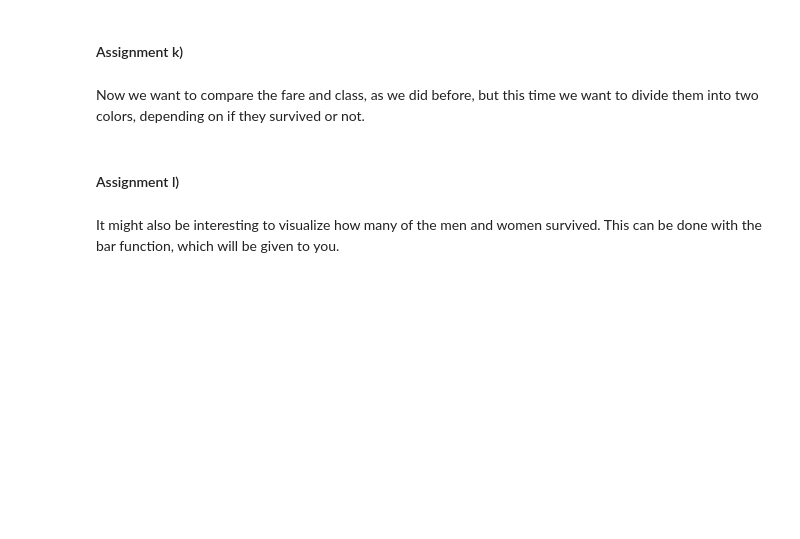
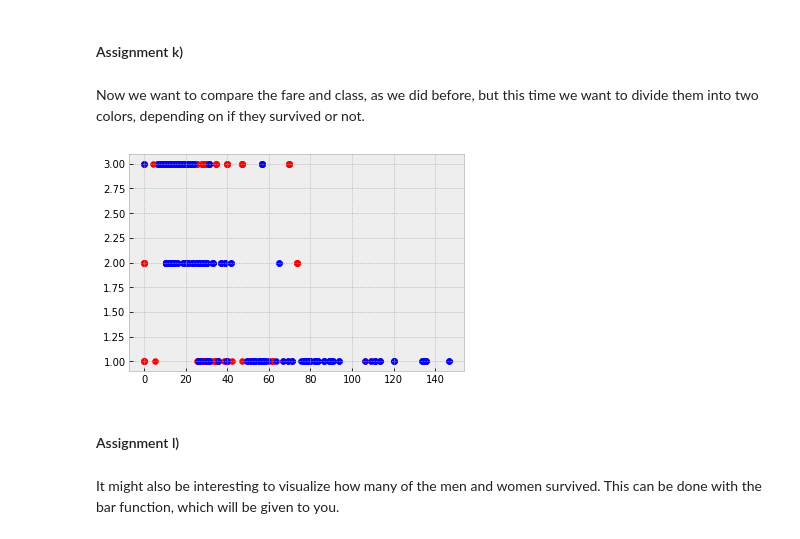
Before and after one commit to Ringo31/ml-1dl034-public-assignments, a Jupyter notebook: Assignments/Practical/PracticalNotebook2.ipynb, the cells around one changed output. Drawn from its saved outputs; the diff is of its cells as text; code cells hidden in the pictures; blank space fills up the shorter version.

```diff
--- a/Assignments/Practical/PracticalNotebook2.ipynb
+++ b/Assignments/Practical/PracticalNotebook2.ipynb
@@ -387,8 +488,16 @@ Now we want to compare the fare and class, as we did before, but this time we wa
 # %%
 # ASSIGNMENT:
 # Make a plot with red dots for all the people who died, and blue dots for the people who survived.
 
-# YOUR CODE HERE
+dead = df[(df['Survived'] == 0) & (df['Fare'] <= 150)]
+survived = df[(df['Survived'] == 1) & (df['Fare'] <= 150)]
+survived = survived[survived['Fare'] <= 150]
+plt.scatter(dead['Fare'], dead['Pclass'], color='red')
+plt.scatter(survived['Fare'], survived['Pclass'], color='blue')
+
+plt.show()
+# %% [output]
+[figure, added]
 # %% [markdown]
 #### Assignment l)
 # %% [markdown]
```
Also changed, not shown: parts of 17 cells of this notebook.
